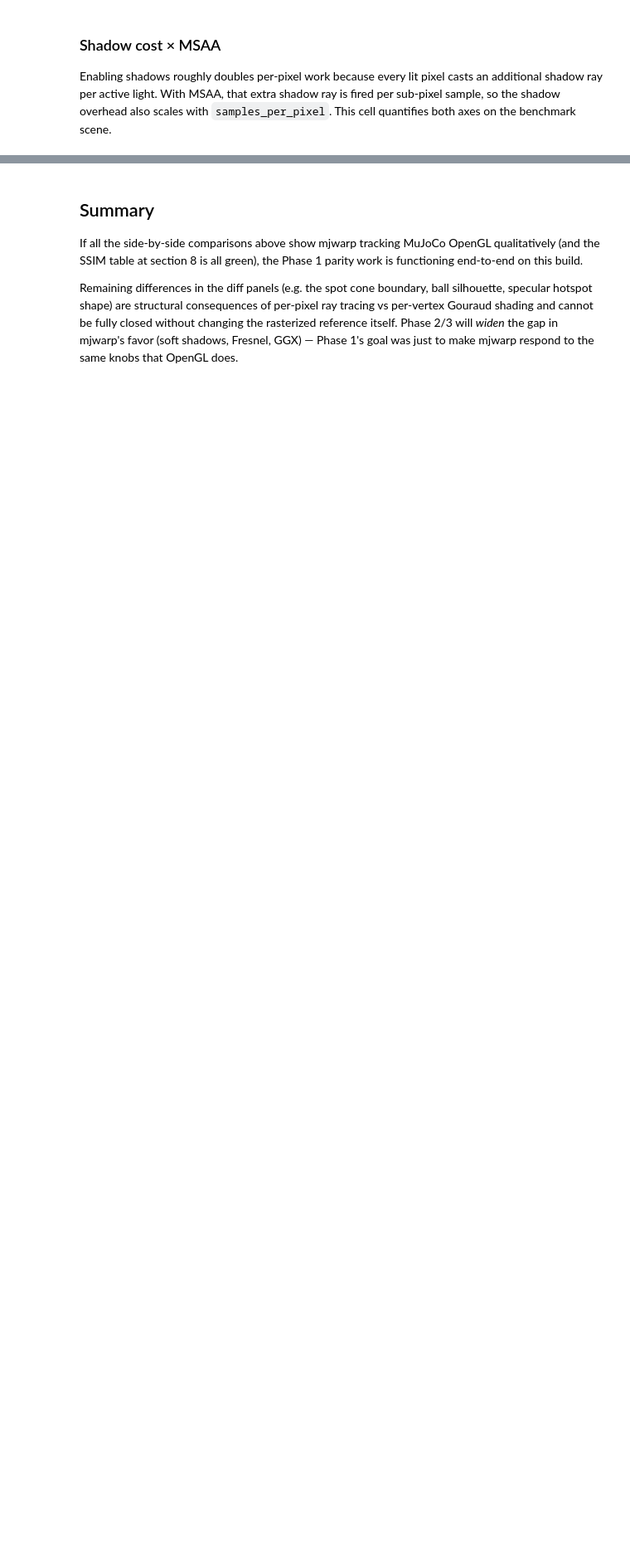
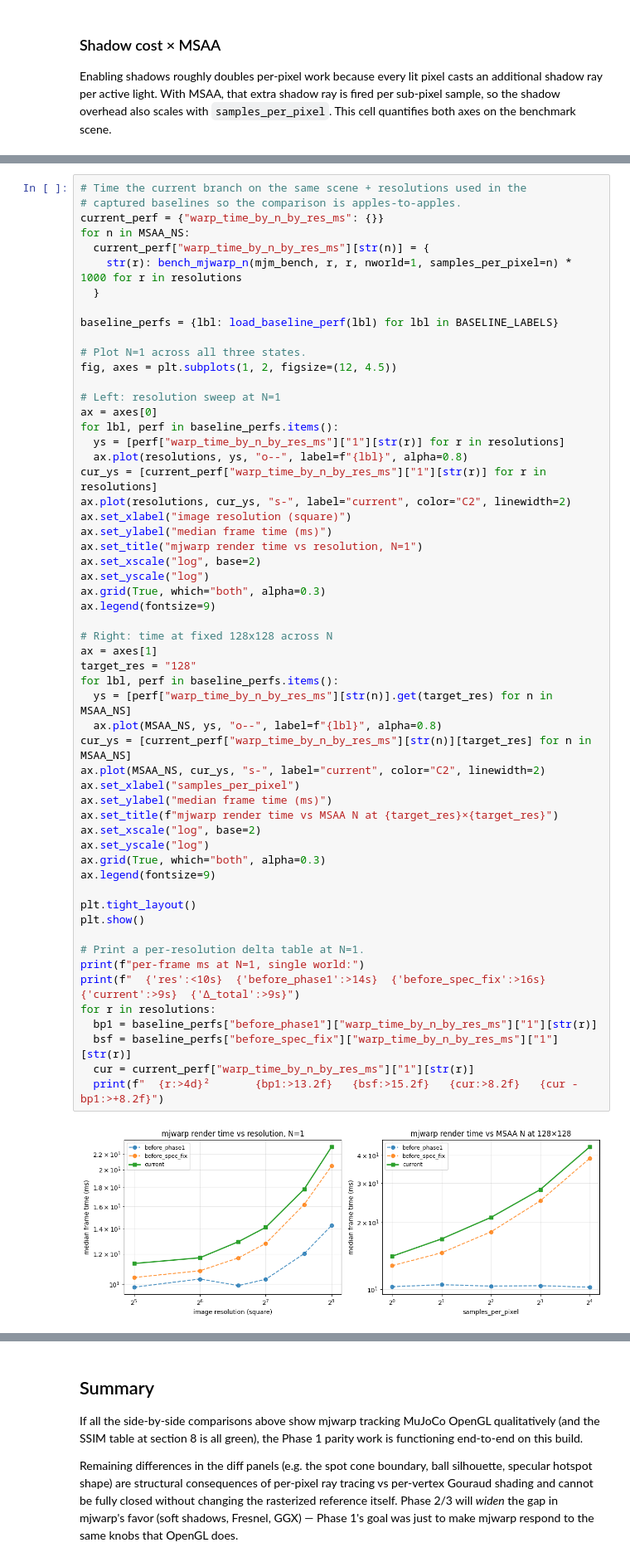
Before and after one commit to mhasek/mujoco_warp, a Jupyter notebook: notebooks/renderer_parity.ipynb, the cells around one changed output, grey strips where cells are left out. Shown at 83% size. Drawn from its saved outputs; the diff is of its cells as text; blank space fills up the shorter version.

```diff
--- a/notebooks/renderer_parity.ipynb
+++ b/notebooks/renderer_parity.ipynb
@@ -1093,0 +1248,58 @@ res         N    off (ms)   on (ms)  on/off
+# %%
+# Time the current branch on the same scene + resolutions used in the
+# captured baselines so the comparison is apples-to-apples.
+current_perf = {"warp_time_by_n_by_res_ms": {}}
+for n in MSAA_NS:
+  current_perf["warp_time_by_n_by_res_ms"][str(n)] = {
+    str(r): bench_mjwarp_n(mjm_bench, r, r, nworld=1, samples_per_pixel=n) * 1000 for r in resolutions
+  }
+
+baseline_perfs = {lbl: load_baseline_perf(lbl) for lbl in BASELINE_LABELS}
+
+# Plot N=1 across all three states.
+fig, axes = plt.subplots(1, 2, figsize=(12, 4.5))
+
+# Left: resolution sweep at N=1
+ax = axes[0]
+for lbl, perf in baseline_perfs.items():
+  ys = [perf["warp_time_by_n_by_res_ms"]["1"][str(r)] for r in resolutions]
+  ax.plot(resolutions, ys, "o--", label=f"{lbl}", alpha=0.8)
+cur_ys = [current_perf["warp_time_by_n_by_res_ms"]["1"][str(r)] for r in resolutions]
+ax.plot(resolutions, cur_ys, "s-", label="current", color="C2", linewidth=2)
+ax.set_xlabel("image resolution (square)")
+ax.set_ylabel("median frame time (ms)")
+ax.set_title("mjwarp render time vs resolution, N=1")
+ax.set_xscale("log", base=2)
+ax.set_yscale("log")
+ax.grid(True, which="both", alpha=0.3)
+ax.legend(fontsize=9)
+
+# Right: time at fixed 128x128 across N
+ax = axes[1]
+target_res = "128"
+for lbl, perf in baseline_perfs.items():
+  ys = [perf["warp_time_by_n_by_res_ms"][str(n)].get(target_res) for n in MSAA_NS]
+  ax.plot(MSAA_NS, ys, "o--", label=f"{lbl}", alpha=0.8)
+cur_ys = [current_perf["warp_time_by_n_by_res_ms"][str(n)][target_res] for n in MSAA_NS]
+ax.plot(MSAA_NS, cur_ys, "s-", label="current", color="C2", linewidth=2)
+ax.set_xlabel("samples_per_pixel")
+ax.set_ylabel("median frame time (ms)")
+ax.set_title(f"mjwarp render time vs MSAA N at {target_res}×{target_res}")
+ax.set_xscale("log", base=2)
+ax.set_yscale("log")
+ax.grid(True, which="both", alpha=0.3)
+ax.legend(fontsize=9)
+
+plt.tight_layout()
+plt.show()
+
+# Print a per-resolution delta table at N=1.
+print(f"per-frame ms at N=1, single world:")
+print(f"  {'res':<10s}  {'before_phase1':>14s}  {'before_spec_fix':>16s}  {'current':>9s}  {'Δ_total':>9s}")
+for r in resolutions:
+  bp1 = baseline_perfs["before_phase1"]["warp_time_by_n_by_res_ms"]["1"][str(r)]
+  bsf = baseline_perfs["before_spec_fix"]["warp_time_by_n_by_res_ms"]["1"][str(r)]
+  cur = current_perf["warp_time_by_n_by_res_ms"]["1"][str(r)]
+  print(f"  {r:>4d}²       {bp1:>13.2f}   {bsf:>15.2f}   {cur:>8.2f}   {cur - bp1:>+8.2f}")
+# %% [output]
+[figure, added]
```
Also changed, not shown: parts of 27 cells of this notebook, 54 other files.
